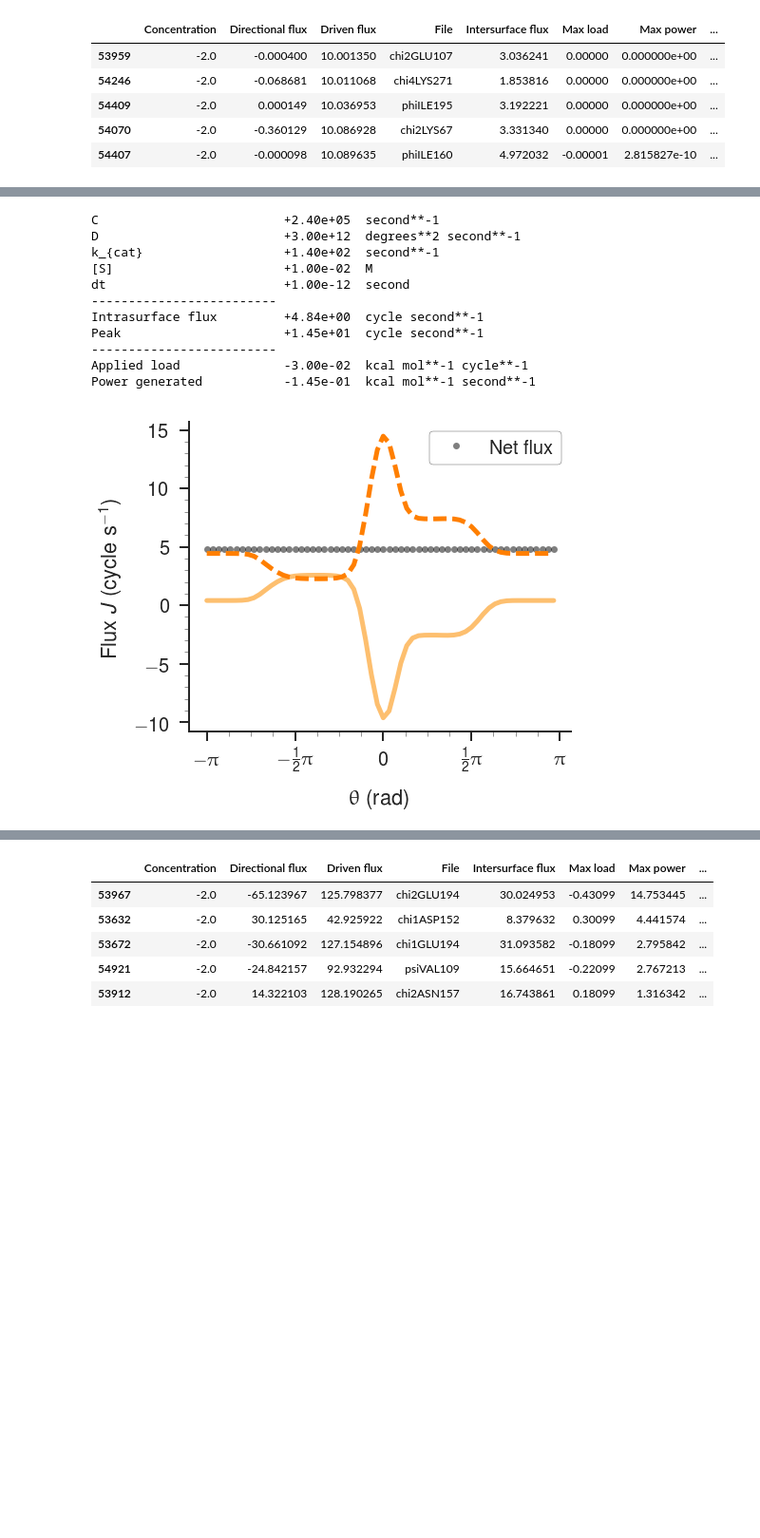
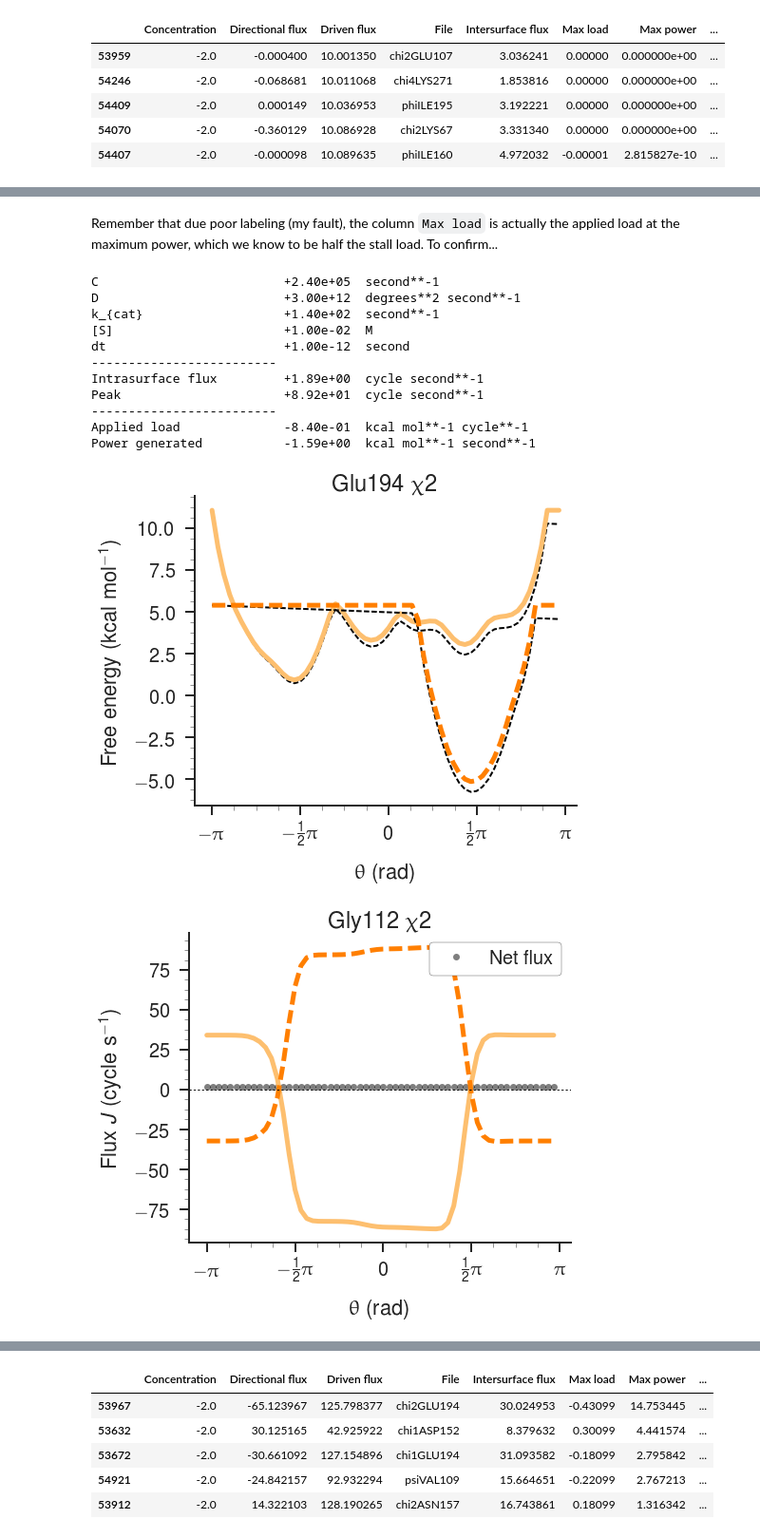
Before and after one commit to slochower/nonequilibrium-master, a Jupyter notebook: notebooks/explore-raw-dihedral-data/check-for-reviewer-comments.ipynb, the cells around one changed output, grey strips where cells are left out. Shown at 95% size. Drawn from its saved outputs; the diff is of its cells as text; code cells hidden in the pictures; blank space fills up the shorter version.

```diff
--- a/notebooks/explore-raw-dihedral-data/check-for-reviewer-comments.ipynb
+++ b/notebooks/explore-raw-dihedral-data/check-for-reviewer-comments.ipynb
@@ -395,21 +418,25 @@ Power generated           -7.92e-01  kcal mol**-1 second**-1
+# %% [markdown]
+Remember that due poor labeling (my fault), the column `Max load` is actually the applied load at the maximum power, which we know to be half the stall load. To confirm...
 # %%
 this = Simulation(data_source='pka_md_data')
-this.name = 'chi2GLU107'
+this.name = 'chi2GLU194'
+this.cSubstrate = 10**-2.0
 this.load = True
-this.load_slope = -0.03
-this.cSubstrate = 10**-2.0
+this.load_slope = -0.84
 this.simulate()
-plot_flux(this)
+plot_load(this, label=False, title=r'Glu194 $\chi$2')
+plot_flux(this, label=False, title=r'Gly112 $\chi$2', zero_crossing=True)
 # %% [output]
 C                         +2.40e+05  second**-1
 D                         +3.00e+12  degrees**2 second**-1
 k_{cat}                   +1.40e+02  second**-1
 [S]                       +1.00e-02  M
 dt                        +1.00e-12  second
 -------------------------
-Intrasurface flux         +4.84e+00  cycle second**-1
-Peak                      +1.45e+01  cycle second**-1
+Intrasurface flux         +1.89e+00  cycle second**-1
+Peak                      +8.92e+01  cycle second**-1
 -------------------------
-Applied load              -3.00e-02  kcal mol**-1 cycle**-1
-Power generated           -1.45e-01  kcal mol**-1 second**-1
+Applied load              -8.40e-01  kcal mol**-1 cycle**-1
+Power generated           -1.59e+00  kcal mol**-1 second**-1
-[figure, old version]
+[figure, new version]
+[figure, added]
```
Also changed, not shown: parts of 26 cells of this notebook.
